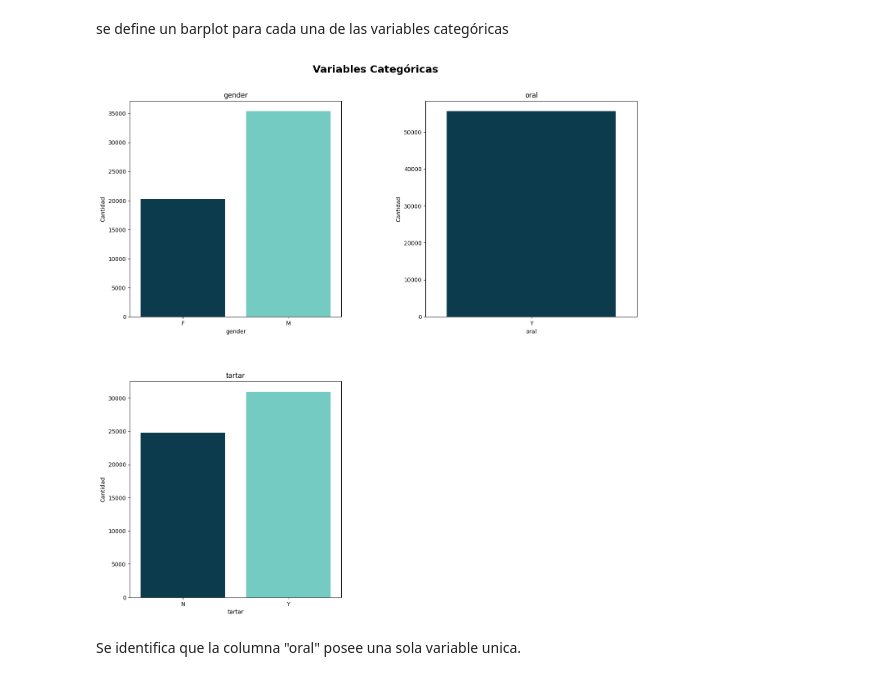
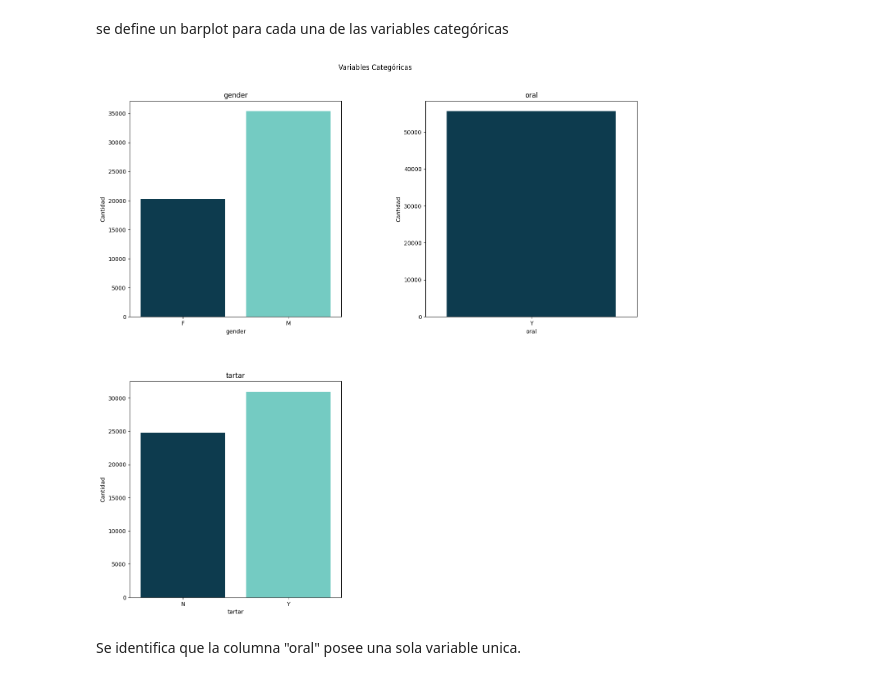
Before and after one commit to Matykyng/Trabajo-final-Coderhouse, a Jupyter notebook: ProyectoDS_Parte1_Matias_More.ipynb, the cells around one changed output. Cells and saved outputs as stored; diff of their text form; code cells hidden in the pictures.

```diff
--- a/ProyectoDS_Parte1_Matias_More.ipynb
+++ b/ProyectoDS_Parte1_Matias_More.ipynb
@@ -112,19 +111,19 @@ Cont Col ['eyesight(left)', 'waist(cm)', 'Urine protein', 'serum creatinine', 'A
 se define un barplot para cada una de las variables categóricas
 # %%
 fig = plt.figure(figsize=[16,15])
-fig.suptitle('Variables Categóricas', fontsize=18, fontweight='bold')
+fig.suptitle("Variables Categóricas")
 fig.subplots_adjust(top=0.92);
 fig.subplots_adjust(hspace=0.3, wspace=0.4);
 for i , columns in enumerate(categoric_col):
     input = np.unique(df[columns] , return_counts = True)
     col= 'input'
     ax1 = fig.add_subplot(2, 2, i+1);
     ax1 = sns.barplot(x=list(eval(f'{col}[0]')), y=list(eval(f'{col}[1]')))
     plt.xlabel(columns)
     plt.ylabel("Cantidad")
     plt.title(columns)
 # %% [output]
-[figure, old version]
+[figure, new version]
 # %% [markdown]
 Se identifica que la columna "oral" posee una sola variable unica.
 # %%
```
Also changed, not shown: parts of 9 cells of this notebook.
